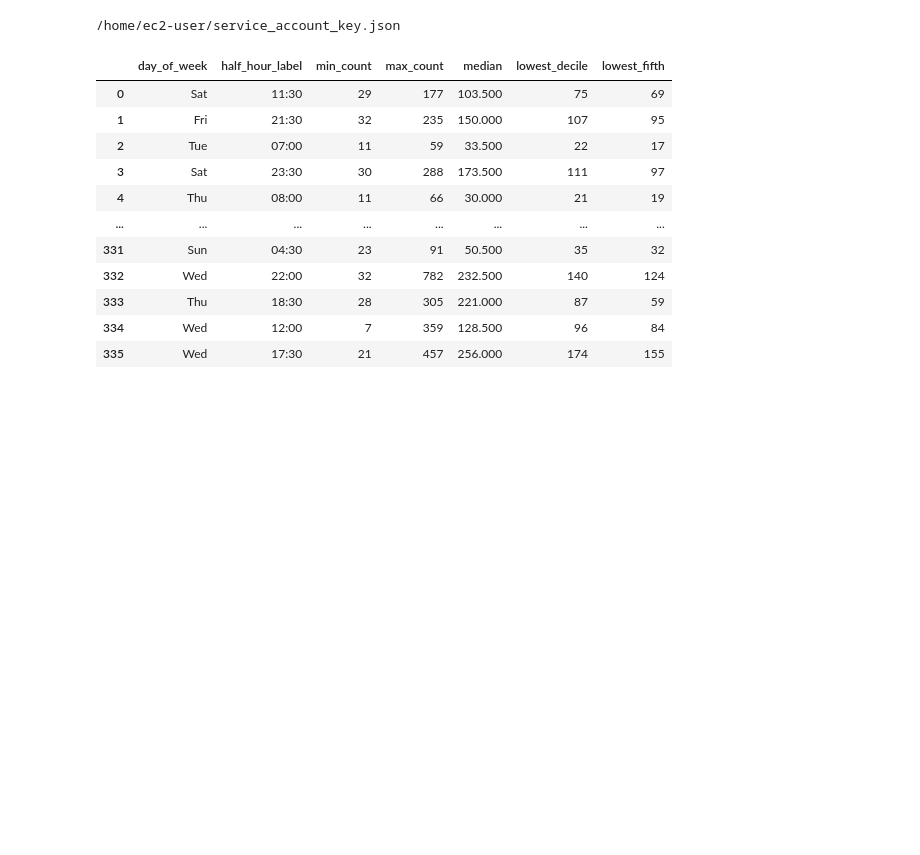
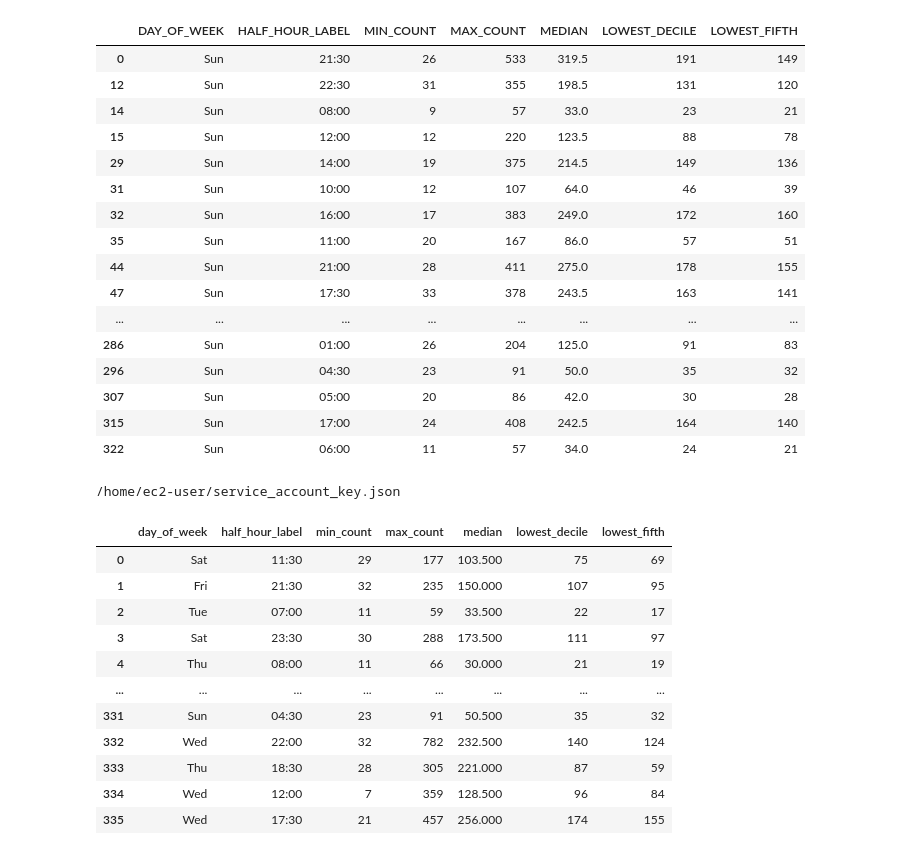
Before and after one commit to Maxab-Growth/Seif, a Jupyter notebook: Seif's_stuff/ecom_alert_update.ipynb, the cells around one changed output. Drawn from its saved outputs; the diff is of its cells as text; code cells hidden in the pictures; blank space fills up the shorter version.

```diff
--- a/Seif's_stuff/ecom_alert_update.ipynb
+++ b/Seif's_stuff/ecom_alert_update.ipynb
@@ -1,3 +113,26 @@
+# %%
+sund = thresholds_df[
+    (thresholds_df['DAY_OF_WEEK'] == current_day_short)]
+
+sund
+# %% [output]
+|  | DAY_OF_WEEK | HALF_HOUR_LABEL | MIN_COUNT | MAX_COUNT | MEDIAN | LOWEST_DECILE | LOWEST_FIFTH |
+| 0 | Sun | 21:30 | 26 | 533 | 319.5 | 191 | 149 |
+| 12 | Sun | 22:30 | 31 | 355 | 198.5 | 131 | 120 |
+| 14 | Sun | 08:00 | 9 | 57 | 33.0 | 23 | 21 |
+| 15 | Sun | 12:00 | 12 | 220 | 123.5 | 88 | 78 |
+| 29 | Sun | 14:00 | 19 | 375 | 214.5 | 149 | 136 |
+| 31 | Sun | 10:00 | 12 | 107 | 64.0 | 46 | 39 |
+| 32 | Sun | 16:00 | 17 | 383 | 249.0 | 172 | 160 |
+| 35 | Sun | 11:00 | 20 | 167 | 86.0 | 57 | 51 |
+| 44 | Sun | 21:00 | 28 | 411 | 275.0 | 178 | 155 |
+| 47 | Sun | 17:30 | 33 | 378 | 243.5 | 163 | 141 |
+| ... | ... | ... | ... | ... | ... | ... | ... |
+| 286 | Sun | 01:00 | 26 | 204 | 125.0 | 91 | 83 |
+| 296 | Sun | 04:30 | 23 | 91 | 50.0 | 35 | 32 |
+| 307 | Sun | 05:00 | 20 | 86 | 42.0 | 30 | 28 |
+| 315 | Sun | 17:00 | 24 | 408 | 242.5 | 164 | 140 |
+| 322 | Sun | 06:00 | 11 | 57 | 34.0 | 24 | 21 |
 # %%
 from common_functions import ret_metabase, google_sheets, upload_dataframe_to_snowflake, snowflake_query, upload_dataframe_to_pg, dwh_query, initialize_env
 import pandas as pd
```
Also changed, not shown: parts of 3 cells of this notebook, 4 other files.
